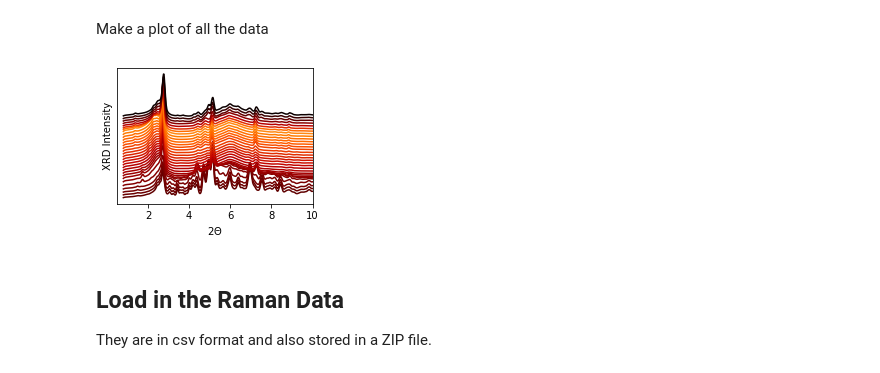
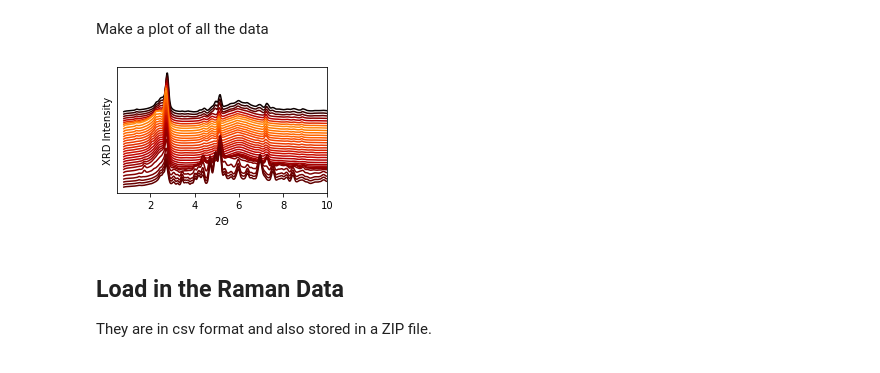
Before and after one commit to globus-labs/multimodal-ldrd, a Jupyter notebook: 0_extract-data.ipynb, the cells around one changed output. Cells and saved outputs as stored; diff of their text form; code cells hidden in the pictures.

```diff
--- a/0_extract-data.ipynb
+++ b/0_extract-data.ipynb
@@ -62,30 +62,32 @@ Make a plot of all the data
 # %%
 fig, ax = plt.subplots()
 
 # Get a color map
 cmap = plt.get_cmap('gist_heat')
 min_temp = data['measured temp'].min()
 max_temp = data['measured temp'].max()
 color = lambda x: cmap(0.9 * (x - min_temp) / max_temp)
 
 # Plot each graph
 for rid, row in data.iterrows():
     if rid % 12 != 0: continue
 
     # Scale the XRD pattern from [0, 1]
     xrd_pattern = row['xrd pattern'].copy()
     xrd_pattern[:, 1] /= xrd_pattern[:, 1].max()
 
-    ax.plot(xrd_pattern[:, 0], xrd_pattern[:, 1] + rid * 0.005, color=color(row['measured temp']))
+    ax.plot(xrd_pattern[:, 0], xrd_pattern[:, 1] + rid * 0.005, color=color(row['measured temp']), zorder=1000-rid)
 
 ax.set_xlim([0.5, 10])
 ax.set_yticks([])
 ax.set_xlabel('$2\Theta$')
 ax.set_ylabel('XRD Intensity')
 
 fig.set_size_inches(3.5, 2.5)
+fig.tight_layout()
+fig.savefig(os.path.join('figures', 'xrd-summary.png'), dpi=320, transparent=True)
 # %% [output]
-[figure, old version]
+[figure, new version]
 # %% [markdown]
 ## Load in the Raman Data
 They are in csv format and also stored in a ZIP file.
```
Also changed, not shown: parts of 8 cells of this notebook, 10 other files.
